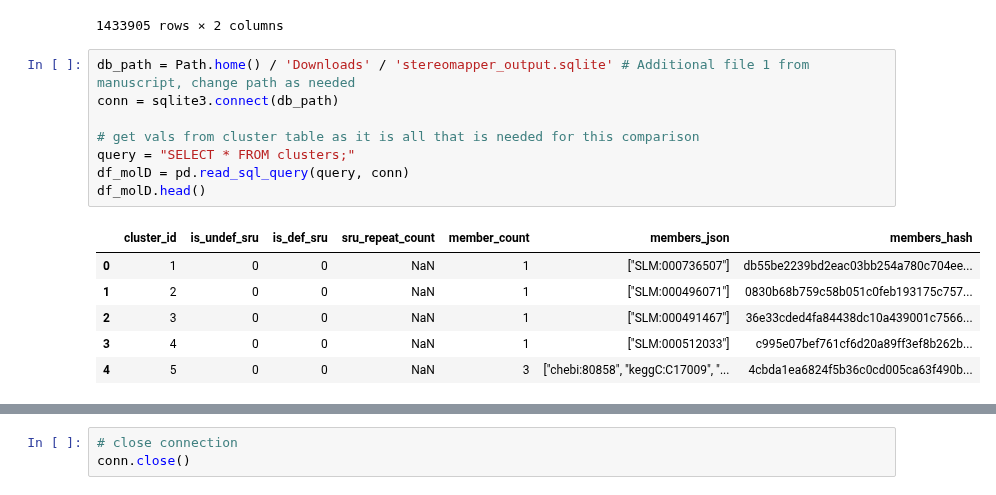
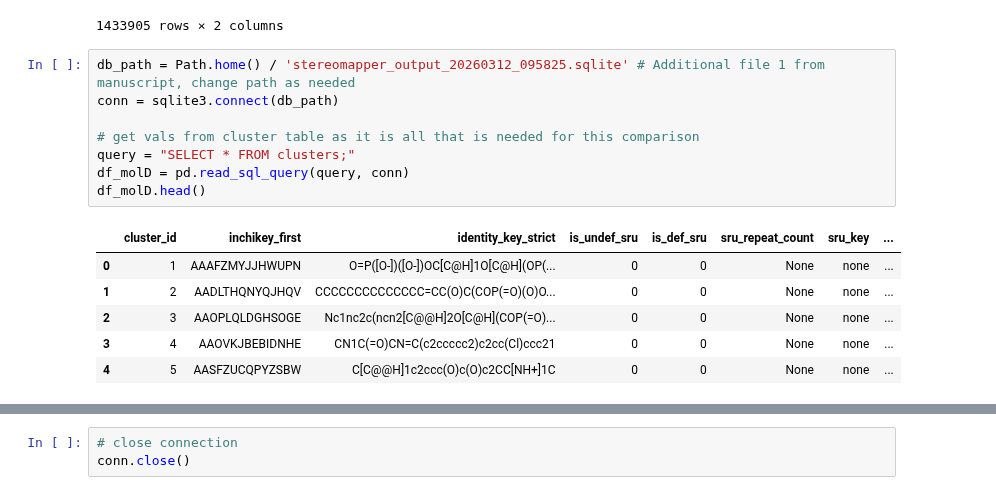
Before and after one commit to Digital-Metabolic-Twin-Centre/stereomapper, a Jupyter notebook: experiments/analysis/clustering_results.ipynb, the cells around one changed output, grey strips where cells are left out. Saved outputs shown, nothing was run; the diff lists cells and outputs as text.

```diff
--- a/experiments/analysis/clustering_results.ipynb
+++ b/experiments/analysis/clustering_results.ipynb
@@ -39,17 +39,17 @@ mnx_strucs
 | 1433904 | https://rdf.metanetx.org/chem/MNX... | chebi:71307 |
 1433905 rows × 2 columns
 # %%
-db_path = Path.home() / 'Downloads' / 'stereomapper_output.sqlite' # Additional file 1 from manuscript, change path as needed
+db_path = Path.home() / 'stereomapper_output_20260312_095825.sqlite' # Additional file 1 from manuscript, change path as needed
 conn = sqlite3.connect(db_path)
 
 # get vals from cluster table as it is all that is needed for this comparison
 query = "SELECT * FROM clusters;"
 df_molD = pd.read_sql_query(query, conn)
 df_molD.head()
 # %% [output]
-|  | cluster_id | is_undef_sru | is_def_sru | sru_repeat_count | member_count | members_json | members_hash |
-| 0 | 1 | 0 | 0 | NaN | 1 | ["SLM:000736507"] | db55be2239bd2eac03bb254a780c704ee... |
-| 1 | 2 | 0 | 0 | NaN | 1 | ["SLM:000496071"] | 0830b68b759c58b051c0feb193175c757... |
-| 2 | 3 | 0 | 0 | NaN | 1 | ["SLM:000491467"] | 36e33cded4fa84438dc10a439001c7566... |
-| 3 | 4 | 0 | 0 | NaN | 1 | ["SLM:000512033"] | c995e07bef761cf6d20a89ff3ef8b262b... |
-| 4 | 5 | 0 | 0 | NaN | 3 | ["chebi:80858", "keggC:C17009", "... | 4cbda1ea6824f5b36c0cd005ca63f490b... |
+|  | cluster_id | inchikey_first | identity_key_strict | is_undef_sru | is_def_sru | sru_repeat_count | sru_key | ... |
+| 0 | 1 | AAAFZMYJJHWUPN | O=P([O-])([O-])OC[C@H]1O[C@H](OP(... | 0 | 0 | None | none | ... |
+| 1 | 2 | AADLTHQNYQJHQV | CCCCCCCCCCCCCC=CC(O)C(COP(=O)(O)O... | 0 | 0 | None | none | ... |
+| 2 | 3 | AAOPLQLDGHSOGE | Nc1nc2c(ncn2[C@@H]2O[C@H](COP(=O)... | 0 | 0 | None | none | ... |
+| 3 | 4 | AAOVKJBEBIDNHE | CN1C(=O)CN=C(c2ccccc2)c2cc(Cl)ccc21 | 0 | 0 | None | none | ... |
+| 4 | 5 | AASFZUCQPYZSBW | C[C@@H]1c2ccc(O)c(O)c2CC[NH+]1C | 0 | 0 | None | none | ... |
```
Also changed, not shown: parts of 28 cells of this notebook, 1 other file.
